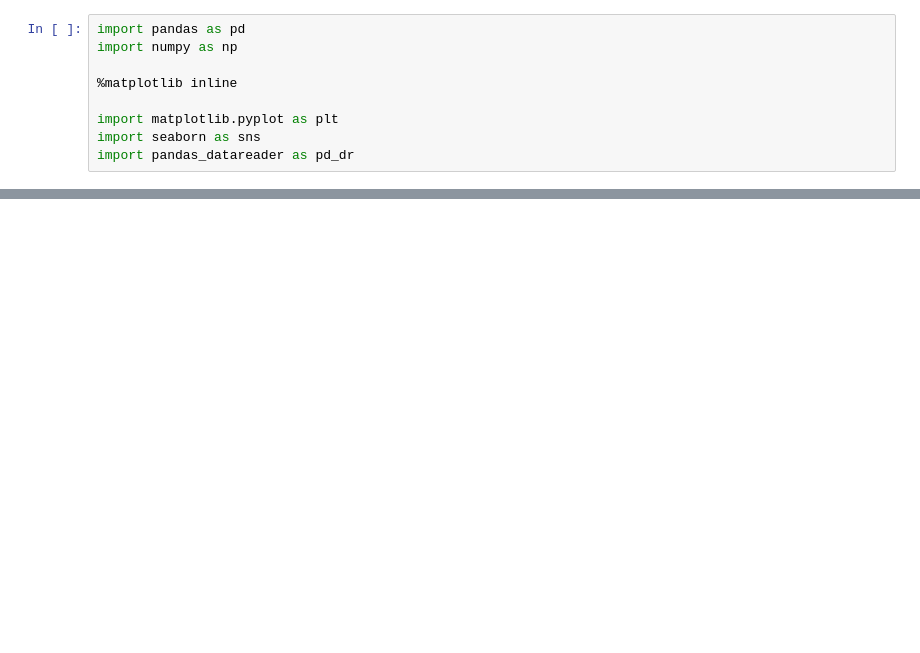
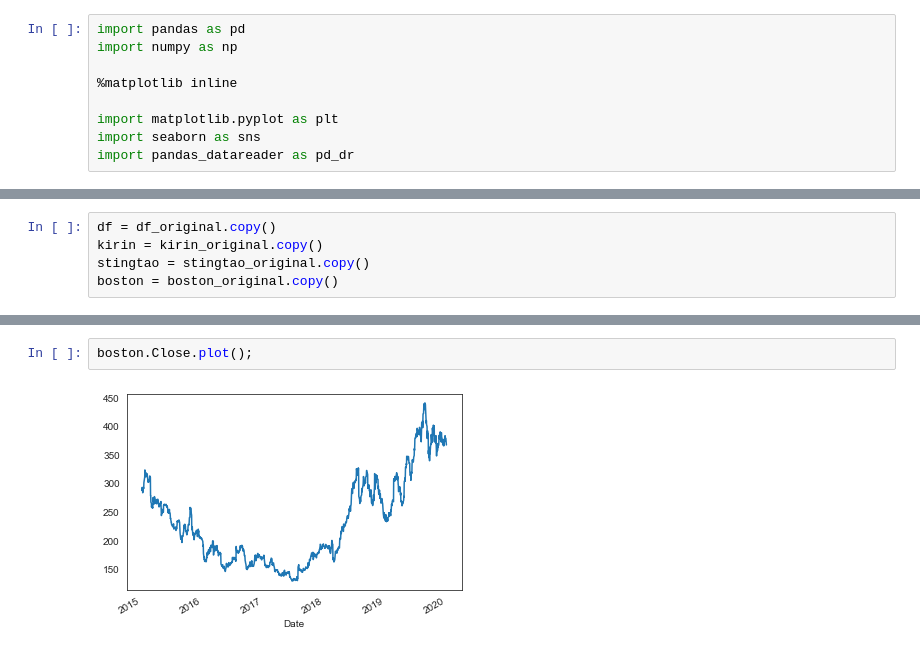
Before and after one commit to nibukdk/Stock-Analysis, a Jupyter notebook: stock_analysis.ipynb, the cells around one changed output, grey strips where cells are left out. Cells and saved outputs as stored; diff of their text form; blank space fills up the shorter version.

```diff
--- a/stock_analysis.ipynb
+++ b/stock_analysis.ipynb
@@ -16,0 +53,5 @@ df = df_original.copy()
+# %%
+df = df_original.copy()
+kirin = kirin_original.copy()
+stingtao = stingtao_original.copy()
+boston = boston_original.copy()
@@ -16,0 +142,4 @@ df = df_original.copy()
+# %%
+boston.Close.plot();
+# %% [output]
+[figure, added]
```
Also changed, not shown: parts of 17 cells of this notebook.
